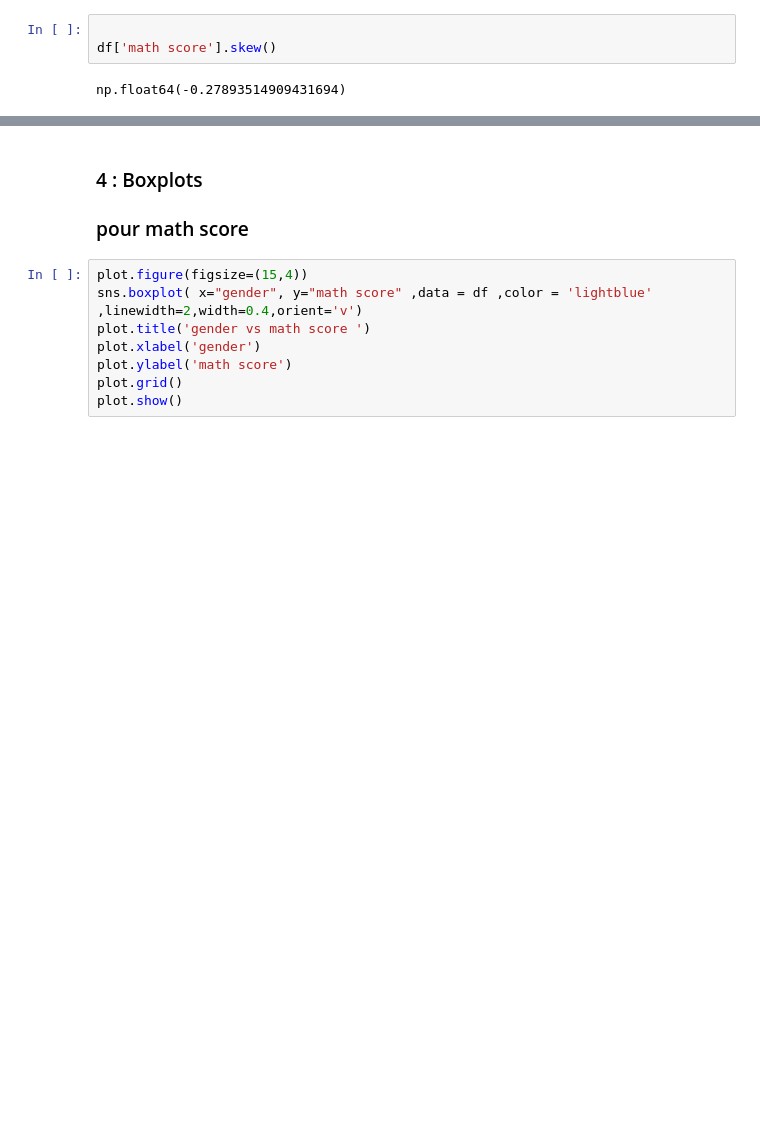
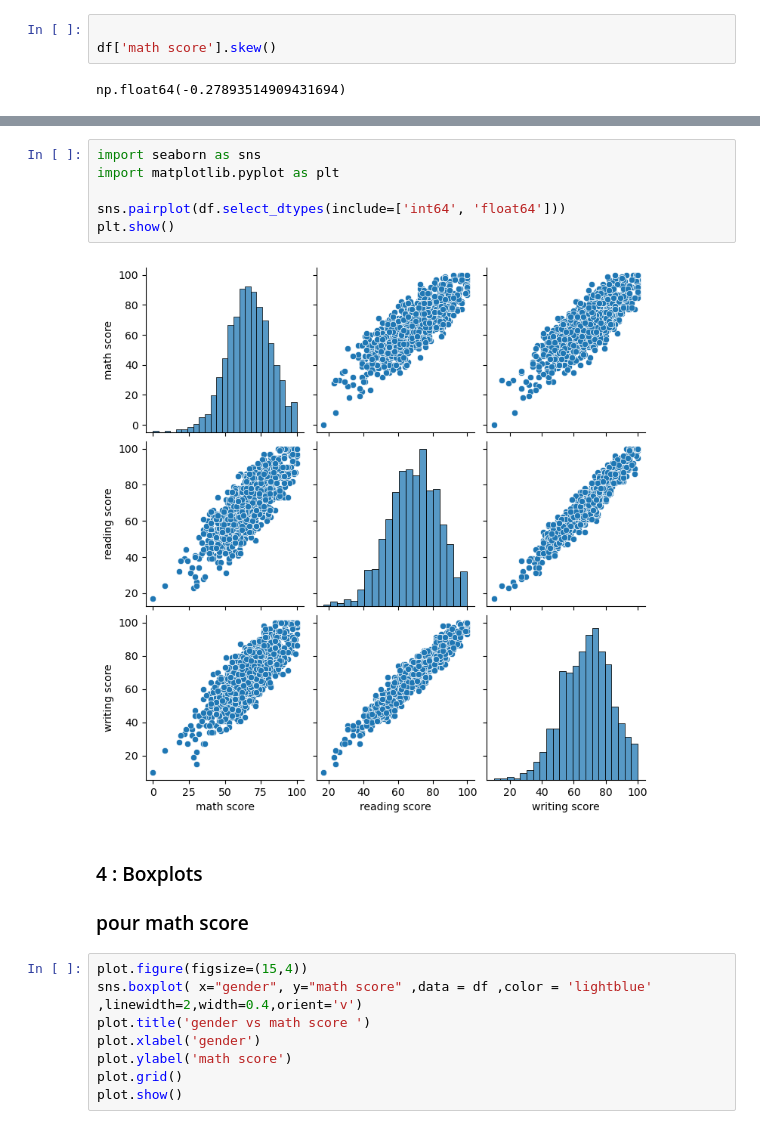
Before and after one commit to zelkadiri603-lang/mini_projet_ML, a Jupyter notebook: ML.ipynb, the cells around one changed output, grey strips where cells are left out. Saved outputs shown, nothing was run; the diff lists cells and outputs as text; blank space fills up the shorter version.

```diff
--- a/ML.ipynb
+++ b/ML.ipynb
@@ -159,3 +164,11 @@ np.float64(-0.27893514909431694)
+# %%
+import seaborn as sns
+import matplotlib.pyplot as plt
+
+sns.pairplot(df.select_dtypes(include=['int64', 'float64']))
+plt.show()
+# %% [output]
+[figure, added]
 # %% [markdown]
 ### 4 : Boxplots
 ### pour math score
```
Also changed, not shown: parts of 16 cells of this notebook.
